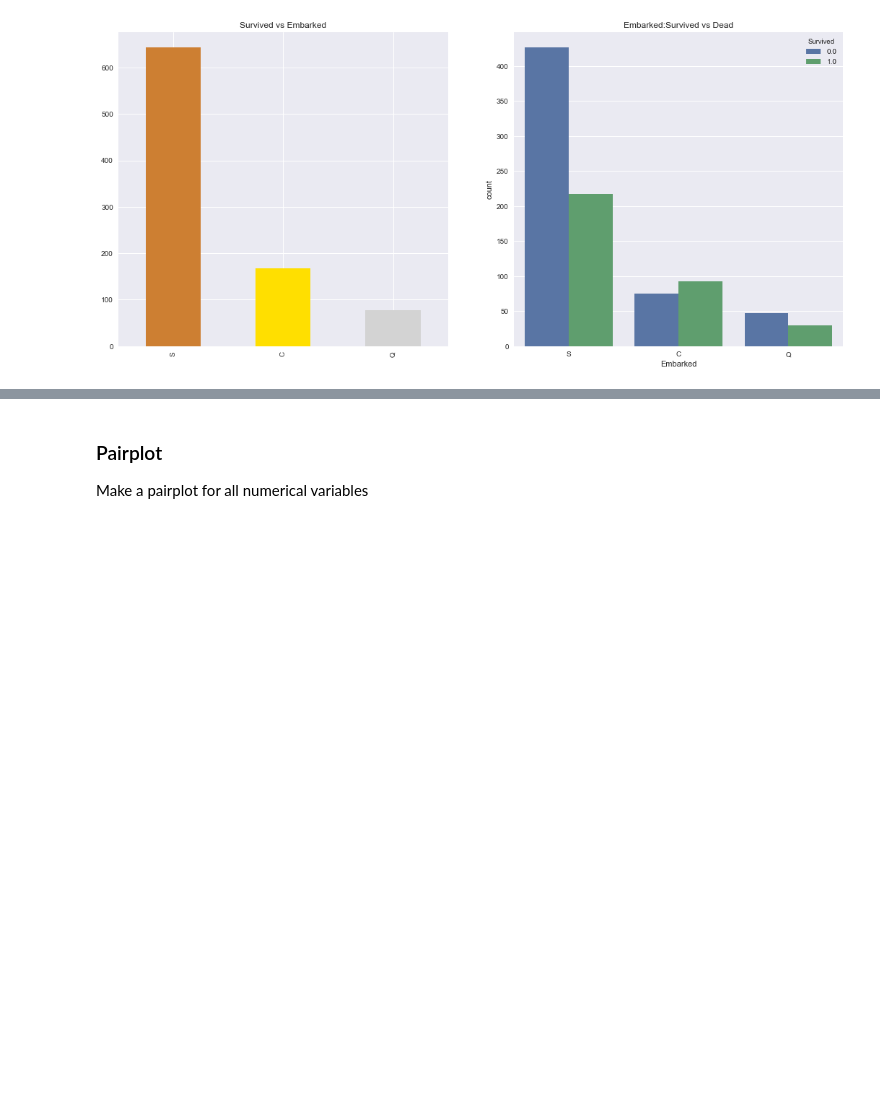
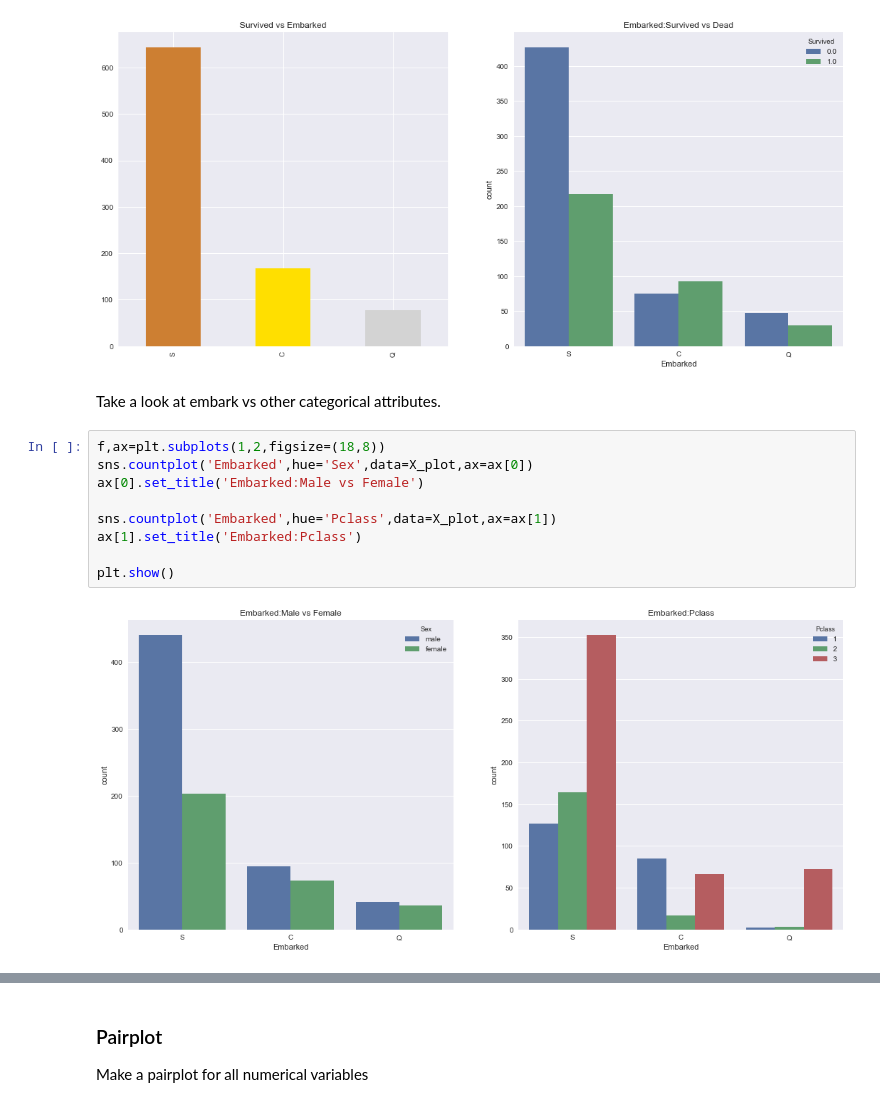
Before and after one commit to Theerit/Kaggle_Titanic, a Jupyter notebook: Titanic.ipynb, the cells around one changed output, grey strips where cells are left out. Saved outputs shown, nothing was run; the diff lists cells and outputs as text; blank space fills up the shorter version.

Commit message:
Finised embarked feature analysis, fill Nan with "S"

```diff
--- a/Titanic.ipynb
+++ b/Titanic.ipynb
@@ -330,3 +334,16 @@ ax[1].set_title('Embarked:Survived vs Dead')
 plt.show()
 # %% [output]
 [figure]
+# %% [markdown]
+Take a look at embark vs other categorical attributes.
+# %%
+f,ax=plt.subplots(1,2,figsize=(18,8))
+sns.countplot('Embarked',hue='Sex',data=X_plot,ax=ax[0])
+ax[0].set_title('Embarked:Male vs Female')
+
+sns.countplot('Embarked',hue='Pclass',data=X_plot,ax=ax[1])
+ax[1].set_title('Embarked:Pclass')
+
+plt.show()
+# %% [output]
+[figure, added]
```
Also changed, not shown: parts of 5 cells of this notebook.
